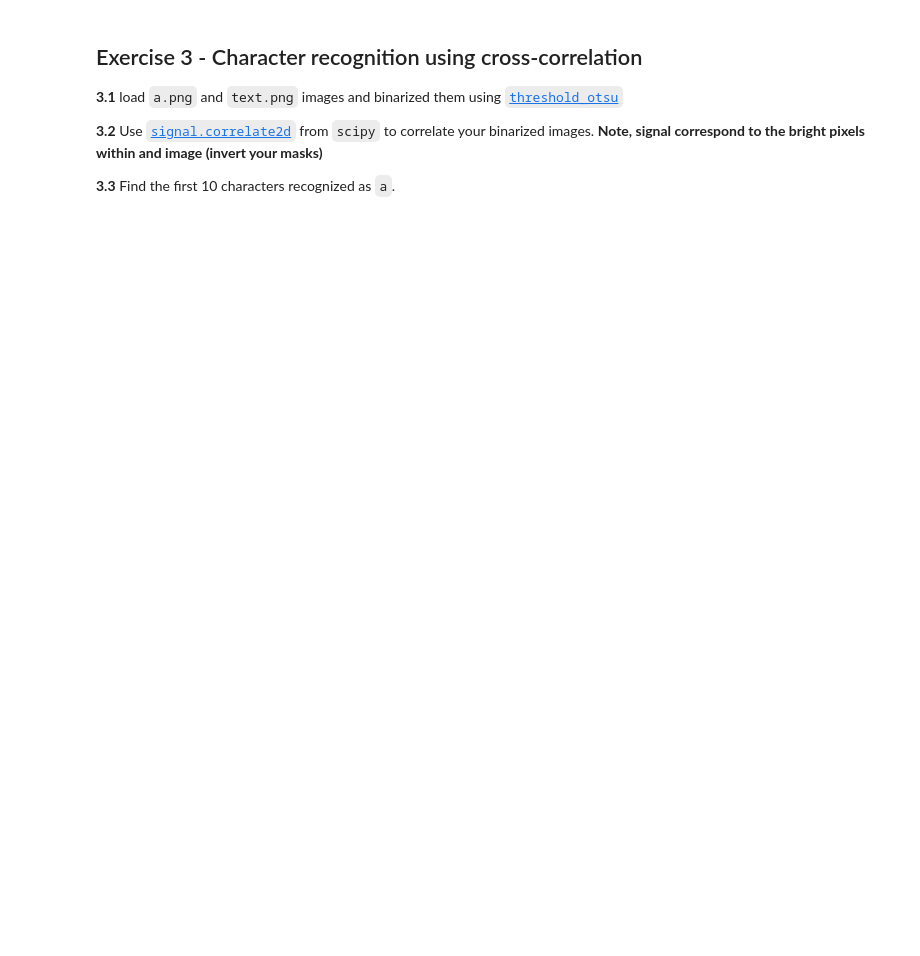
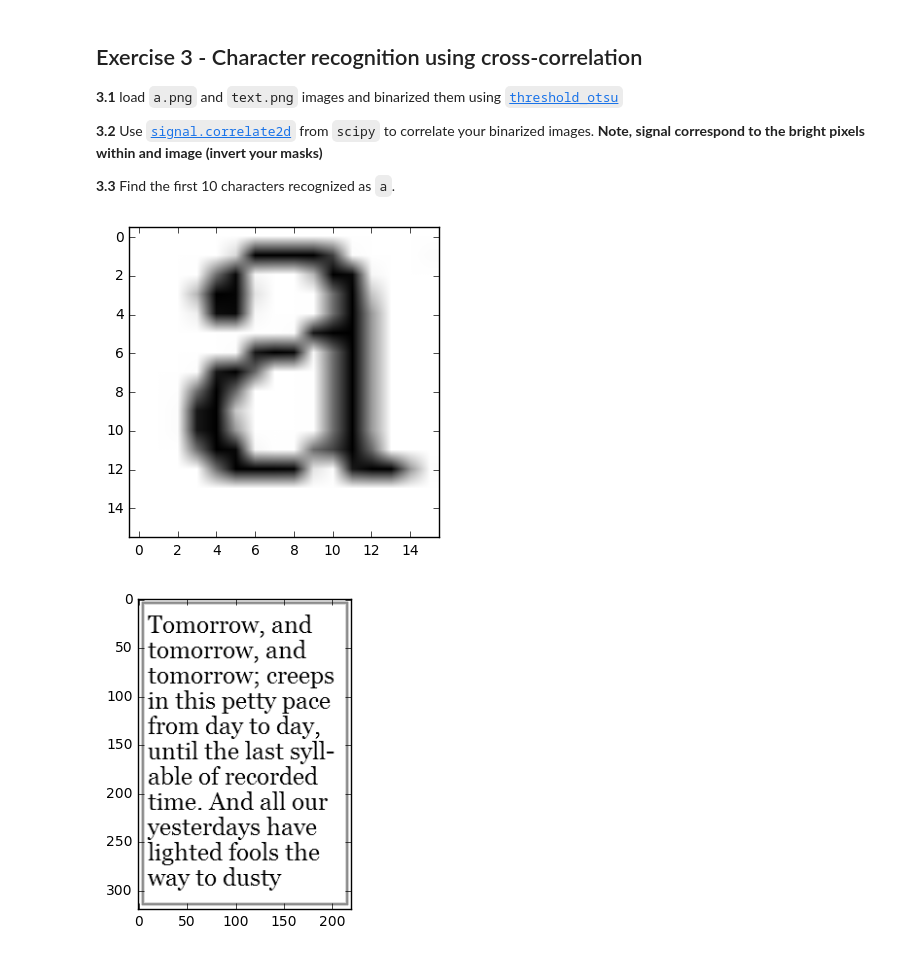
Before and after one commit to alphadadajuju/DSP-TP-1617, a Jupyter notebook: Lab3/python/Lab3.ipynb, the cells around one changed output. Saved outputs shown, nothing was run; the diff lists cells and outputs as text; code cells hidden in the pictures; blank space fills up the shorter version.

```diff
--- a/Lab3/python/Lab3.ipynb
+++ b/Lab3/python/Lab3.ipynb
@@ -128,3 +167,62 @@ $$ K = \frac{1.}{256}\begin{bmatrix} 1 & 4 & 6 & 4 & 1 \\ 4 & 16 & 24 & 16 & 4 \
 **Note, signal correspond to the bright pixels within and image (invert your masks)**
 
 **3.3** Find the first 10 characters recognized as `a`.
+# %%
+Path = '../images/'
+image_name ='a.png'
+a_im = io.imread(Path.__add__(image_name), as_grey = True)
+a_im= img_as_float(a_im)
+
+plt.figure()
+plt.imshow(a_im, cmap=cm.Greys_r)
+plt.show()
+
+Path = '../images/'
+image_name ='text.png'
+t_im = io.imread(Path.__add__(image_name),as_grey = True)
+t_im = img_as_float(t_im)
+
+plt.figure()
+plt.imshow(t_im, cmap=cm.Greys_r)
+plt.show()
+
+s = threshold_otsu(a_im)
+for i in range (a_im.shape[0]):
+    for j in range (a_im.shape[1]):
+        if a_im[i,j] > s:
+            a_im[i,j] = 0
+        else:
+            a_im[i,j] =1
+
+
+s = threshold_otsu(t_im)
+for i in range (t_im.shape[0]):
+    for j in range (t_im.shape[1]):
+        if t_im[i,j] > s:
+            t_im[i,j] = 0
+        else:
+            t_im[i,j] =1
+
+
+corr = signal.correlate2d(t_im,a_im, 'same', 'symm')
+
+fig, (ax_orig, ax_template, ax_corr) = plt.subplots(3, 1,figsize=(6, 15))
+
+
+ax_template.imshow(a_im, cmap='gray')
+ax_template.set_title('Template a')
+ax_template.set_axis_off()
+ax_corr.imshow(corr, cmap='gray')
+ax_corr.set_title('Cross-correlation')
+ax_corr.set_axis_off()
+ax_orig.imshow(t_im, cmap='gray')
+ax_orig.set_title('Original Text')
+ax_orig.set_axis_off()
+
+for count in range (0, 10):
+    y, x = np.unravel_index(np.argmax(corr), corr.shape)
+    ax_orig.plot(x, y, 'r*')
+    corr[y, x] = 0
+# %% [output]
+[figure, added]
+[figure, added]
```
Also changed, not shown: parts of 6 cells of this notebook.
